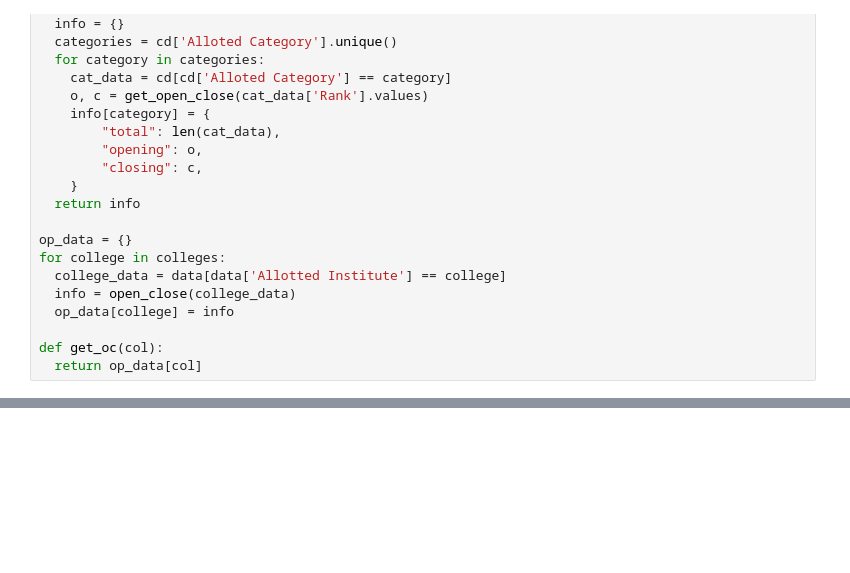
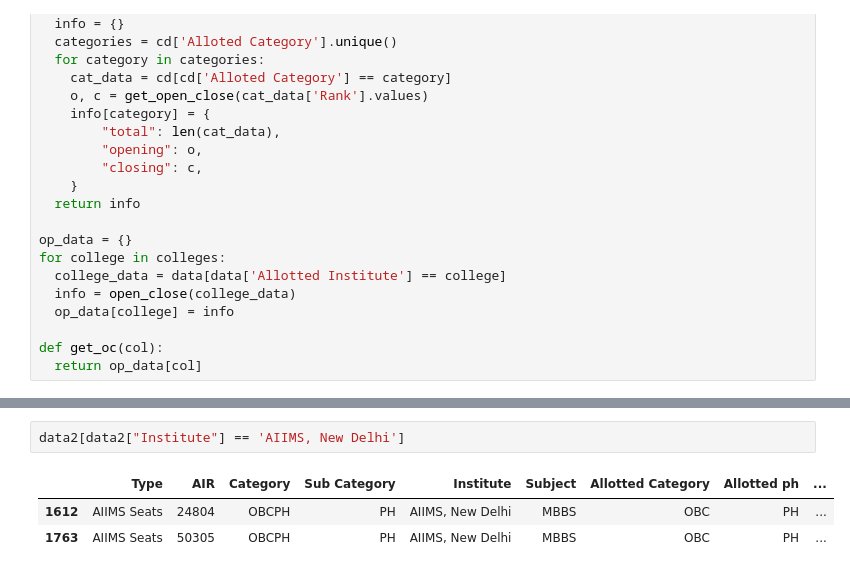
Before and after one commit to ahsanbarkati/mosaa, a Jupyter notebook: Untitled.ipynb, the cells around one changed output, grey strips where cells are left out. Cells and saved outputs as stored; diff of their text form; blank space fills up the shorter version.

```diff
--- a/Untitled.ipynb
+++ b/Untitled.ipynb
@@ -57,0 +133,6 @@ ImportError: cannot import name 'FlaskForm' from 'flask' (/home/ahsan/.local/lib
+# %%
+data2[data2["Institute"] == 'AIIMS, New Delhi']
+# %% [output]
+|  | Type | AIR | Category | Sub Category | Institute | Subject | Allotted Category | Allotted ph | ... |
+| 1612 | AIIMS Seats | 24804 | OBCPH | PH | AIIMS, New Delhi | MBBS | OBC | PH | ... |
+| 1763 | AIIMS Seats | 50305 | OBCPH | PH | AIIMS, New Delhi | MBBS | OBC | PH | ... |
```
Also changed, not shown: parts of 5 cells of this notebook, 3 other files.
